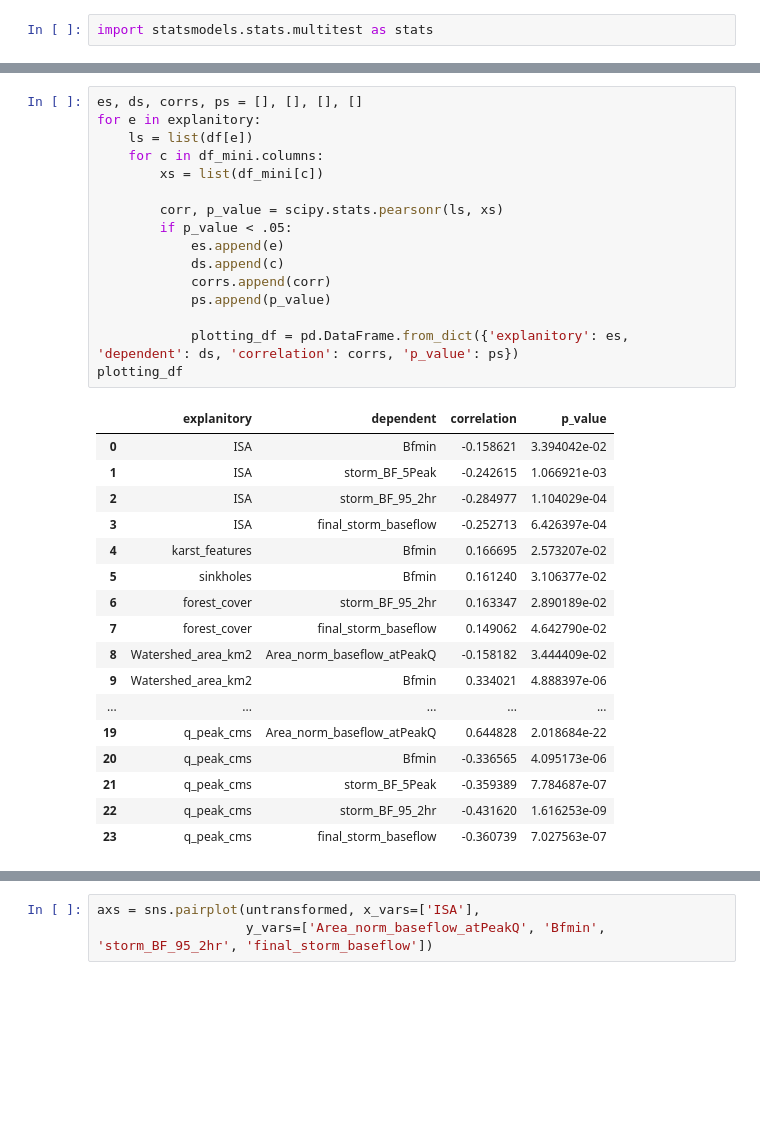
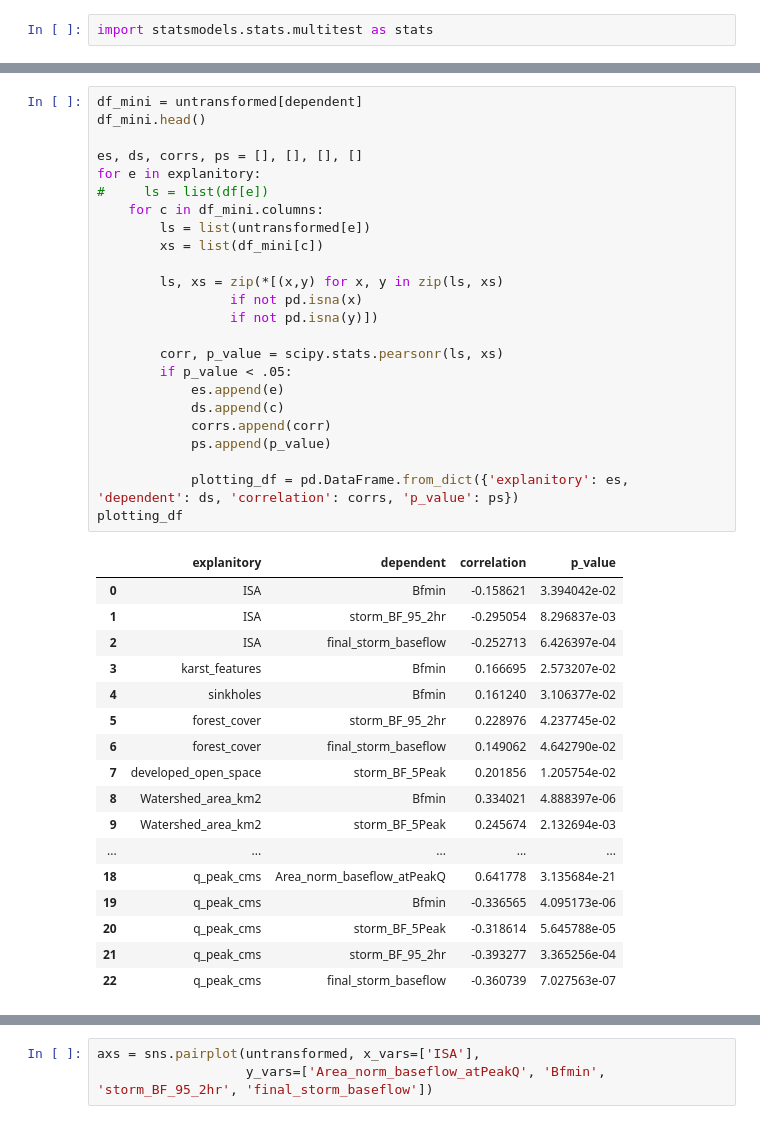
Before and after one commit to estorrs/emily-analysis, a Jupyter notebook: notebooks/emily.ipynb, the cells around one changed output, grey strips where cells are left out. Saved outputs shown, nothing was run; the diff lists cells and outputs as text; blank space fills up the shorter version.

```diff
--- a/notebooks/emily.ipynb
+++ b/notebooks/emily.ipynb
@@ -139,39 +139,47 @@ df_mini.head()
 | BOHN | 99.00000 | 0.518144 | 3.740000e-08 | 0.486107 | 0.639337 | 0.687306 | ... |
 | BOHN | 692.26086 | 0.626000 | 5.380000e-08 | 0.624000 | 0.706497 | 0.716926 | ... |
 # %%
+df_mini = untransformed[dependent]
+df_mini.head()
+
 es, ds, corrs, ps = [], [], [], []
 for e in explanitory:
-    ls = list(df[e])
+#     ls = list(df[e])
     for c in df_mini.columns:
+        ls = list(untransformed[e])
         xs = list(df_mini[c])
+
+        ls, xs = zip(*[(x,y) for x, y in zip(ls, xs)
+                 if not pd.isna(x)
+                 if not pd.isna(y)])
 
         corr, p_value = scipy.stats.pearsonr(ls, xs)
         if p_value < .05:
             es.append(e)
             ds.append(c)
             corrs.append(corr)
             ps.append(p_value)
 
             plotting_df = pd.DataFrame.from_dict({'explanitory': es, 'dependent': ds, 'correlation': corrs, 'p_value': ps})
 plotting_df
 # %% [output]
 |  | explanitory | dependent | correlation | p_value |
 | 0 | ISA | Bfmin | -0.158621 | 3.394042e-02 |
-| 1 | ISA | storm_BF_5Peak | -0.242615 | 1.066921e-03 |
-| 2 | ISA | storm_BF_95_2hr | -0.284977 | 1.104029e-04 |
-| 3 | ISA | final_storm_baseflow | -0.252713 | 6.426397e-04 |
-| 4 | karst_features | Bfmin | 0.166695 | 2.573207e-02 |
-| 5 | sinkholes | Bfmin | 0.161240 | 3.106377e-02 |
-| 6 | forest_cover | storm_BF_95_2hr | 0.163347 | 2.890189e-02 |
-| 7 | forest_cover | final_storm_baseflow | 0.149062 | 4.642790e-02 |
-| 8 | Watershed_area_km2 | Area_norm_baseflow_atPeakQ | -0.158182 | 3.444409e-02 |
-| 9 | Watershed_area_km2 | Bfmin | 0.334021 | 4.888397e-06 |
+| 1 | ISA | storm_BF_95_2hr | -0.295054 | 8.296837e-03 |
+| 2 | ISA | final_storm_baseflow | -0.252713 | 6.426397e-04 |
+| 3 | karst_features | Bfmin | 0.166695 | 2.573207e-02 |
+| 4 | sinkholes | Bfmin | 0.161240 | 3.106377e-02 |
+| 5 | forest_cover | storm_BF_95_2hr | 0.228976 | 4.237745e-02 |
+| 6 | forest_cover | final_storm_baseflow | 0.149062 | 4.642790e-02 |
+| 7 | developed_open_space | storm_BF_5Peak | 0.201856 | 1.205754e-02 |
+| 8 | Watershed_area_km2 | Bfmin | 0.334021 | 4.888397e-06 |
+| 9 | Watershed_area_km2 | storm_BF_5Peak | 0.245674 | 2.132694e-03 |
 | ... | ... | ... | ... | ... |
-| 19 | q_peak_cms | Area_norm_baseflow_atPeakQ | 0.644828 | 2.018684e-22 |
-| 20 | q_peak_cms | Bfmin | -0.336565 | 4.095173e-06 |
-| 21 | q_peak_cms | storm_BF_5Peak | -0.359389 | 7.784687e-07 |
-| 22 | q_peak_cms | storm_BF_95_2hr | -0.431620 | 1.616253e-09 |
-| 23 | q_peak_cms | final_storm_baseflow | -0.360739 | 7.027563e-07 |
+| 18 | q_peak_cms | Area_norm_baseflow_atPeakQ | 0.641778 | 3.135684e-21 |
+| 19 | q_peak_cms | Bfmin | -0.336565 | 4.095173e-06 |
+| 20 | q_peak_cms | storm_BF_5Peak | -0.318614 | 5.645788e-05 |
+| 21 | q_peak_cms | storm_BF_95_2hr | -0.393277 | 3.365256e-04 |
+| 22 | q_peak_cms | final_storm_baseflow | -0.360739 | 7.027563e-07 |
 # %%
 df_mini = untransformed[dependent]
 df_mini.head()
```
Also changed, not shown: parts of 2 cells of this notebook, 2 other files.
